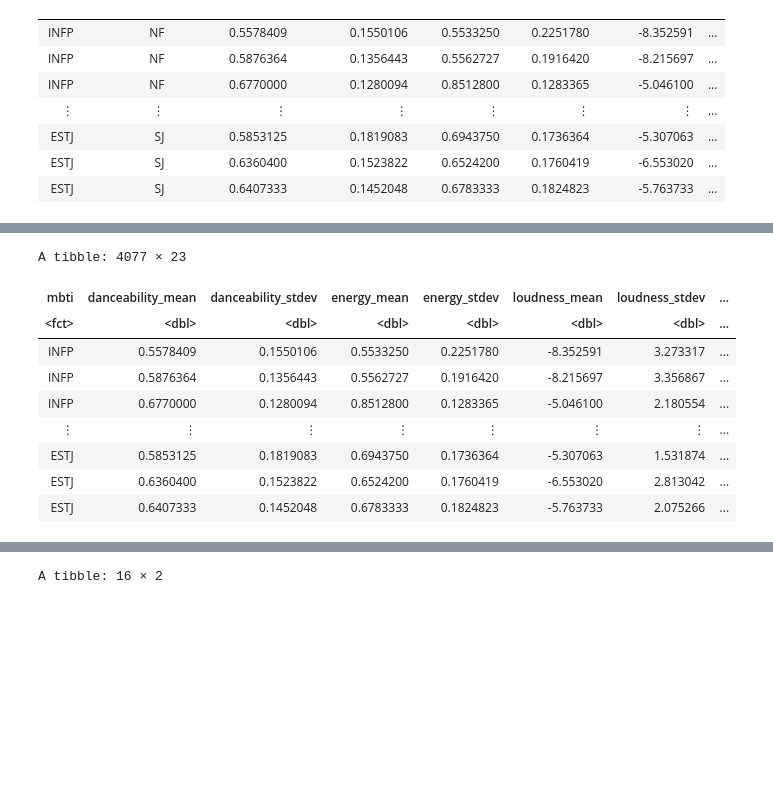
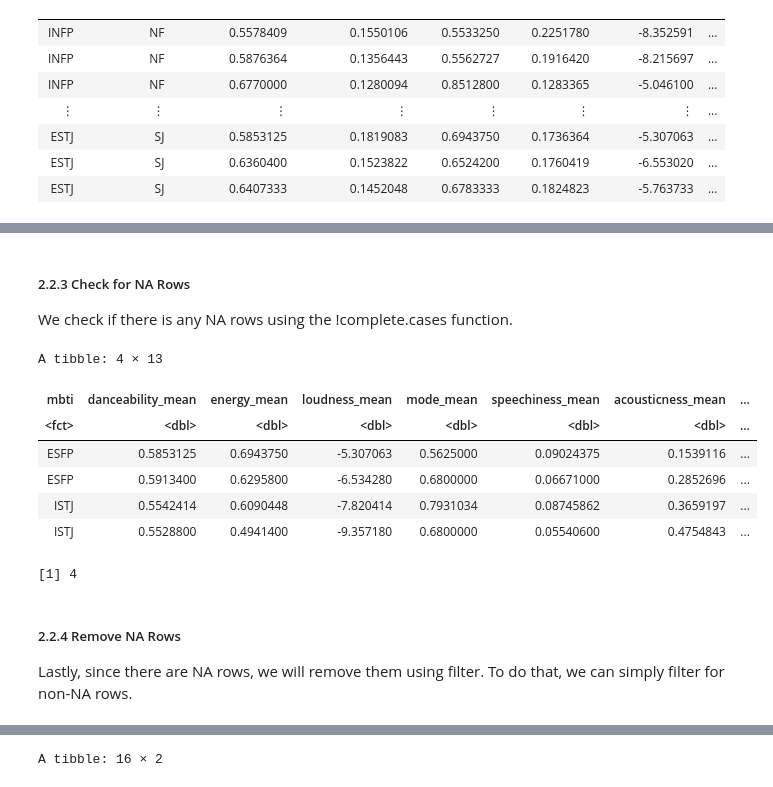
Before and after one commit to ccliang4/dsci-100-2022w1-sec-005-group-28, a Jupyter notebook: Group Project Report.ipynb, the cells around one changed output, grey strips where cells are left out. Drawn from its saved outputs; the diff is of its cells as text; code cells hidden in the pictures; blank space fills up the shorter version.

```diff
--- a/Group Project Report.ipynb
+++ b/Group Project Report.ipynb
@@ -63,0 +65,14 @@ A tibble: 4081 × 46
+# %%
+spotify_mbti_remove_function_pair <- spotify_mbti |>
+    select(-function_pair,
+           -danceability_stdev,
+           -energy_stdev,
+           -loudness_stdev,
+           -mode_stdev,
+           -speechiness_stdev,
+           -acousticness_stdev,
+           -liveness_stdev,
+           -valence_stdev,
+           -tempo_stdev,
+           -instrumentalness_stdev)
+spotify_mbti_remove_function_pair
@@ -63,0 +93,12 @@ A tibble: 4081 × 46
+# %%
+spotify_mbti_major_minor <- spotify_mbti_remove_function_pair |>
+    mutate(major_count = CMajor_count + `C#/DbMajor_count` + DMajor_count +
+           `D#_EbMajor_count` + EMajor_count + FMajor_count + GMajor_count +
+           `G#/AbMajor_count` + AMajor_count + BMajor_count + `A#/BbMajor_count` +
+           `F#/GbMajor_count`,
+           minor_count = Cminor_count + `C#/Dbminor_count` + Eminor_count +
+           Fminor_count + `F#/Gbminor_count` + `G#/Abminor_count` +
+           Aminor_count + `A#/Bbminor_count` + Dminor_count + `D#_Ebminor_count` +
+           Gminor_count + Bminor_count) |>
+    select(mbti:instrumentalness_mean, major_count, minor_count)
+spotify_mbti_major_minor
@@ -64,27 +116,19 @@ A tibble: 4081 × 46
+# %% [markdown]
+##### 2.2.3 Check for NA Rows
+We check if there is any NA rows using the !complete.cases function.
 # %%
-# Clean the dataset by combining all majors and minors into two columns and removing NA rows
-spotify_mbti_cleaned <- spotify_mbti |>
-    select(-function_pair) |>
-    mutate(major_count = CMajor_count + `C#/DbMajor_count` + DMajor_count +
-           `D#_EbMajor_count` + EMajor_count + FMajor_count + GMajor_count +
-           `G#/AbMajor_count` + AMajor_count + BMajor_count + `A#/BbMajor_count` +
-           `F#/GbMajor_count`,
-           minor_count = Cminor_count + `C#/Dbminor_count` + Eminor_count +
-          Fminor_count + `F#/Gbminor_count` + `G#/Abminor_count` +
-          Aminor_count + `A#/Bbminor_count` + Dminor_count + `D#_Ebminor_count` +
-          Gminor_count + Bminor_count) |>
-    select(mbti:instrumentalness_stdev, major_count, minor_count) |>
-    filter(!is.na(minor_count))
-
-spotify_mbti_cleaned
+na_rows <- spotify_mbti_major_minor[!complete.cases(spotify_mbti_major_minor), ]
+na_rows
+nrow(na_rows)
 # %% [output]
-A tibble: 4077 × 23
+A tibble: 4 × 13
-| mbti | danceability_mean | danceability_stdev | energy_mean | energy_stdev | loudness_mean | loudness_stdev | ... |
+| mbti | danceability_mean | energy_mean | loudness_mean | mode_mean | speechiness_mean | acousticness_mean | ... |
 | <fct> | <dbl> | <dbl> | <dbl> | <dbl> | <dbl> | <dbl> | ... |
-| INFP | 0.5578409 | 0.1550106 | 0.5533250 | 0.2251780 | -8.352591 | 3.273317 | ... |
-| INFP | 0.5876364 | 0.1356443 | 0.5562727 | 0.1916420 | -8.215697 | 3.356867 | ... |
-| INFP | 0.6770000 | 0.1280094 | 0.8512800 | 0.1283365 | -5.046100 | 2.180554 | ... |
-| ⋮ | ⋮ | ⋮ | ⋮ | ⋮ | ⋮ | ⋮ | ... |
-| ESTJ | 0.5853125 | 0.1819083 | 0.6943750 | 0.1736364 | -5.307063 | 1.531874 | ... |
-| ESTJ | 0.6360400 | 0.1523822 | 0.6524200 | 0.1760419 | -6.553020 | 2.813042 | ... |
-| ESTJ | 0.6407333 | 0.1452048 | 0.6783333 | 0.1824823 | -5.763733 | 2.075266 | ... |
+| ESFP | 0.5853125 | 0.6943750 | -5.307063 | 0.5625000 | 0.09024375 | 0.1539116 | ... |
+| ESFP | 0.5913400 | 0.6295800 | -6.534280 | 0.6800000 | 0.06671000 | 0.2852696 | ... |
+| ISTJ | 0.5542414 | 0.6090448 | -7.820414 | 0.7931034 | 0.08745862 | 0.3659197 | ... |
+| ISTJ | 0.5528800 | 0.4941400 | -9.357180 | 0.6800000 | 0.05540600 | 0.4754843 | ... |
+[1] 4
+# %% [markdown]
+##### 2.2.4 Remove NA Rows
+Lastly, since there are NA rows, we will remove them using filter. To do that, we can simply filter for non-NA rows.
```
Also changed, not shown: parts of 109 cells of this notebook.
